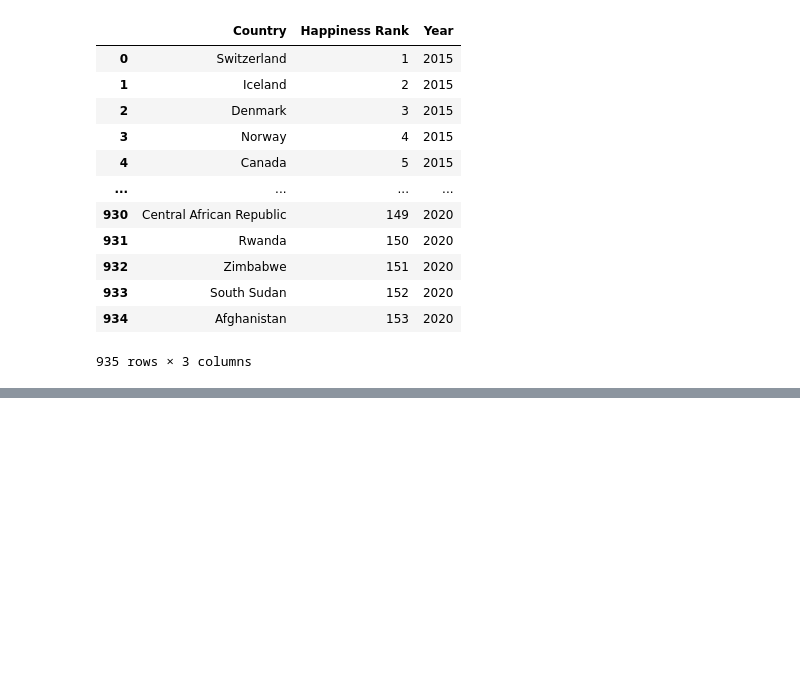
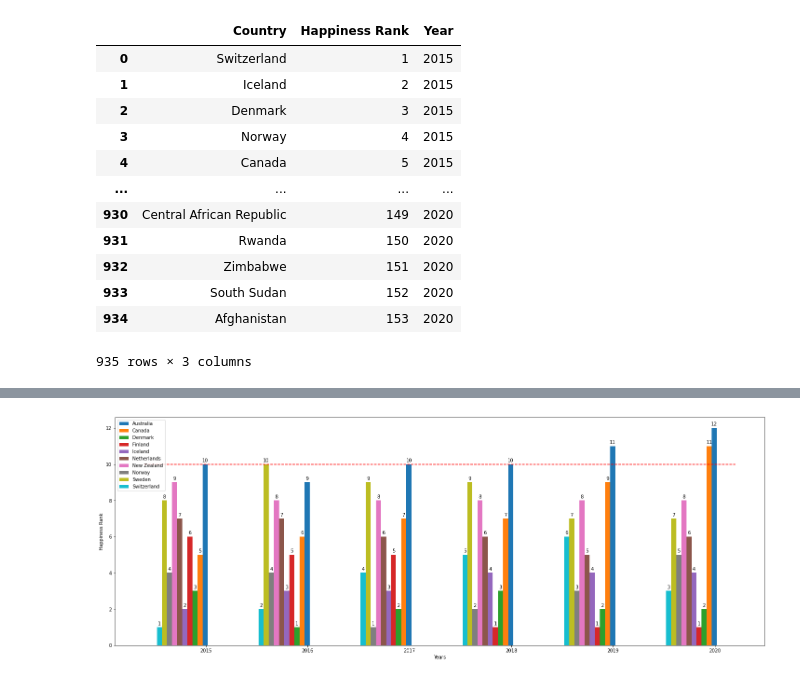
Before and after one commit to RMNT/toai_d_class, a Jupyter notebook: toai_class_d_project.ipynb, the cells around one changed output, grey strips where cells are left out. Cells and saved outputs as stored; diff of their text form; code cells hidden in the pictures; blank space fills up the shorter version.

```diff
--- a/toai_class_d_project.ipynb
+++ b/toai_class_d_project.ipynb
@@ -409,0 +556,23 @@ happiness_rank_year
+# %%
+fig, ax = plt.subplots(1, figsize=(25, 9))
+top = pd.DataFrame(columns=['Country', 'Happiness Rank', 'Year'])
+for name in top_countries:
+  top = top.append(get_country_rows(all_whr, name, column))
+
+plotting_data = top.groupby('Country')
+x = np.arange(6)
+width = 0.05
+number = len(top_countries)
+subtract = width/number
+for country, group in plotting_data:
+  happiness = group['Happiness Rank'].tolist()
+  autolabel(ax.bar(x - subtract, happiness, width, label=country))
+  subtract = subtract + width
+ax.set_xlabel('Years')
+ax.set_ylabel('Happiness Rank')
+plt.hlines(10, xmin=-0.6, xmax=5.2, color='red', linestyles='dashed')
+plt.locator_params(axis='x', nbins=7)
+ax.set_xticklabels([2014, 2015, 2016, 2017, 2018, 2019, 2020])
+ax.legend();
+# %% [output]
+[figure, added]
```
Also changed, not shown: parts of 92 cells of this notebook.
